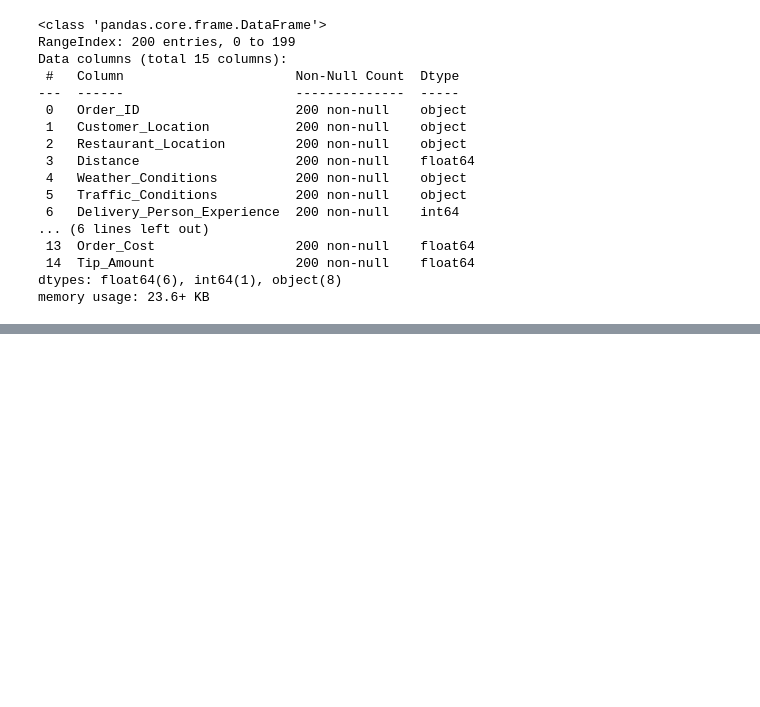
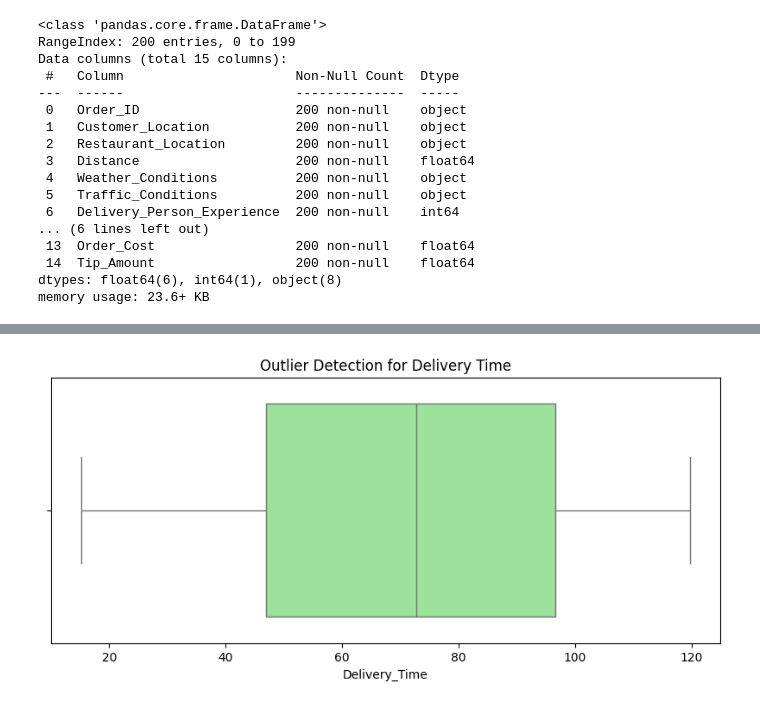
Before and after one commit to harshit-coder-dev/ML-projects, a Jupyter notebook: Food_Delivery_Time_Prediction.ipynb, the cells around one changed output, grey strips where cells are left out. Saved outputs shown, nothing was run; the diff lists cells and outputs as text; code cells hidden in the pictures; blank space fills up the shorter version.

```diff
--- a/Food_Delivery_Time_Prediction.ipynb
+++ b/Food_Delivery_Time_Prediction.ipynb
@@ -60,11 +48,0 @@ Recalculate Distance — Feature Engineering
-# %%
-from math import radians, cos, sin, asin, sqrt
-
-def haversine(lat1, lon1, lat2, lon2):
-    R = 6371
-    dlat = radians(lat2 - lat1)
-    dlon = radians(lon2 - lon1)
-    a = sin(dlat/2)**2 + cos(radians(lat1))*cos(radians(lat2))*sin(dlon/2)**2
-    return 2*R*asin(sqrt(a))
-
-df['Calculated_Distance'] = df.apply(lambda x: haversine(x.Cust_Lat, x.Cust_Long, x.Rest_Lat, x.Rest_Long), axis=1)
@@ -94,2 +48,0 @@ Create Time-Based Feature
-# %%
-df['Rush_Hour'] = df['Order_Time'].apply(lambda x: 1 if x in ['Evening', 'Night'] else 0)
@@ -245,4 +48,0 @@ Create Delivery Status
-# %%
-df['Delivery_Status'] = df['Delivery_Time'].apply(
-    lambda x: 1 if x > df['Delivery_Time'].median() else 0
-)
@@ -308,0 +49,19 @@ plt.show()
+# %%
+import ast
+# 2. Handle Coordinates (Transformation)
+def extract_coords(coord_str):
+    return ast.literal_eval(coord_str)
+
+df['Cust_Lat'], df['Cust_Lon'] = zip(*df['Customer_Location'].apply(extract_coords))
+df['Res_Lat'], df['Res_Lon'] = zip(*df['Restaurant_Location'].apply(extract_coords))
+
+# 3. Encode Categorical Variables
+le = LabelEncoder()
+df['Weather_Encoded'] = le.fit_transform(df['Weather_Conditions'])
+df['Traffic_Encoded'] = le.fit_transform(df['Traffic_Conditions'])
+df['Priority_Encoded'] = le.fit_transform(df['Order_Priority'])
+
+# 4. Standardize Numeric Columns (Normalization)
+scaler = StandardScaler()
+num_cols = ['Distance', 'Order_Cost', 'Delivery_Person_Experience']
+df[num_cols] = scaler.fit_transform(df[num_cols])
@@ -308,0 +94,8 @@ plt.show()
+# %%
+# Outlier Detection (Boxplots)
+plt.figure(figsize=(10, 4))
+sns.boxplot(x=df['Delivery_Time'], color='lightgreen')
+plt.title("Outlier Detection for Delivery Time")
+plt.show()
+# %% [output]
+[figure, added]
```
Also changed, not shown: parts of 56 cells of this notebook.
